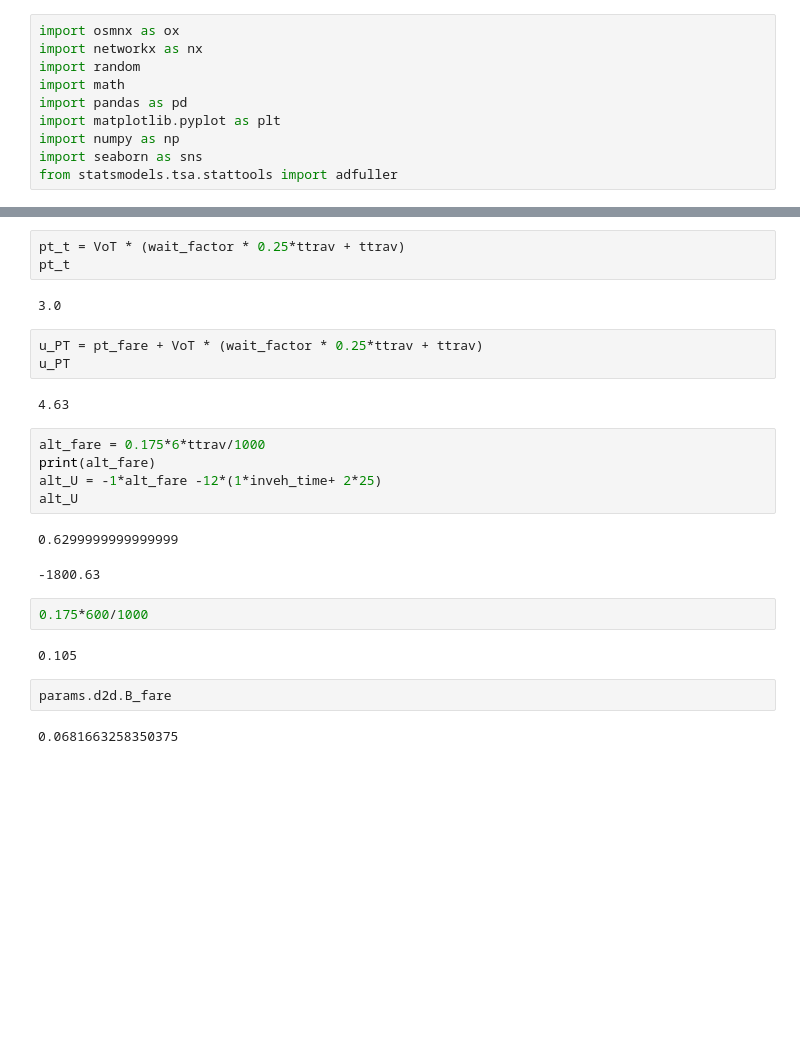
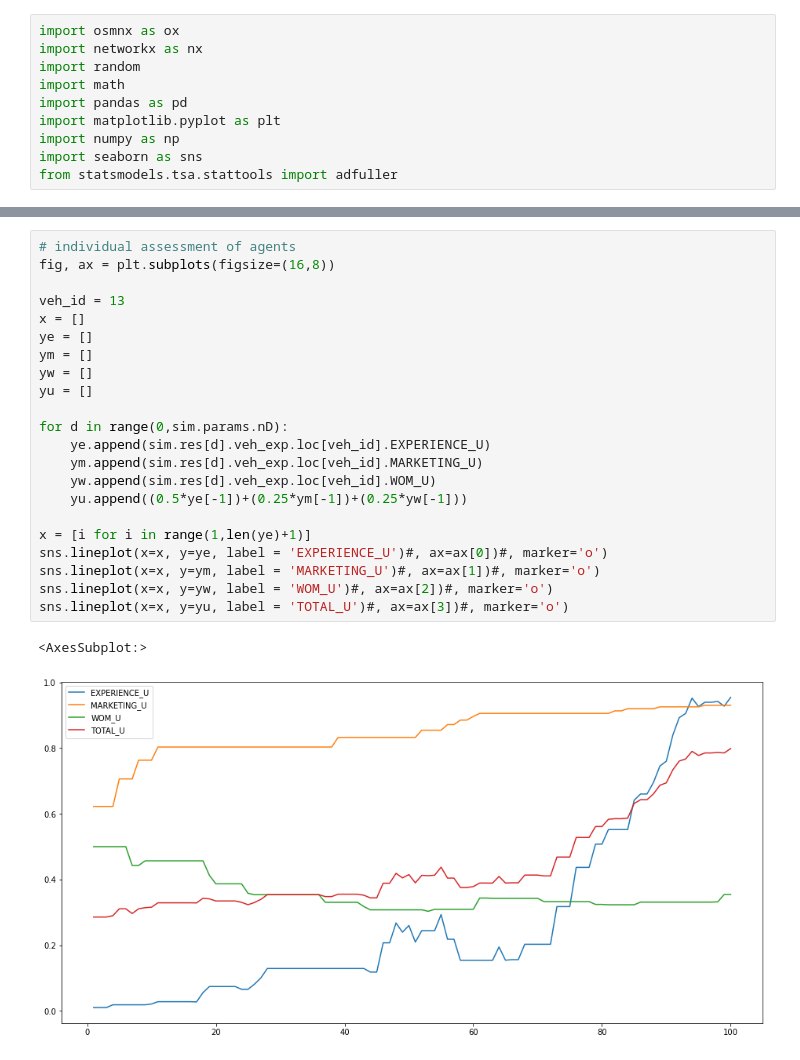
Before and after one commit to Farnoud-G/MaaSSim, a Jupyter notebook: docs/tutorials/S.ipynb, the cells around one changed output, grey strips where cells are left out. Drawn from its saved outputs; the diff is of its cells as text; blank space fills up the shorter version.

```diff
--- a/docs/tutorials/S.ipynb
+++ b/docs/tutorials/S.ipynb
@@ -211,26 +170,25 @@ VoT = 12/3600
-# %%
-pt_t = VoT * (wait_factor * 0.25*ttrav + ttrav)
-pt_t
-# %% [output]
-3.0
-# %%
-u_PT = pt_fare + VoT * (wait_factor * 0.25*ttrav + ttrav)
-u_PT
-# %% [output]
-4.63
-# %%
-alt_fare = 0.175*6*ttrav/1000
-print(alt_fare)
-alt_U = -1*alt_fare -12*(1*inveh_time+ 2*25)
-alt_U
-# %% [output]
-0.6299999999999999
--1800.63
-# %%
-0.175*600/1000
-# %% [output]
-0.105
-# %%
-params.d2d.B_fare
-# %% [output]
-0.0681663258350375
+# %%
+# individual assessment of agents
+fig, ax = plt.subplots(figsize=(16,8))
+
+veh_id = 13
+x = []
+ye = []
+ym = []
+yw = []
+yu = []
+
+for d in range(0,sim.params.nD):
+    ye.append(sim.res[d].veh_exp.loc[veh_id].EXPERIENCE_U)
+    ym.append(sim.res[d].veh_exp.loc[veh_id].MARKETING_U)
+    yw.append(sim.res[d].veh_exp.loc[veh_id].WOM_U)
+    yu.append((0.5*ye[-1])+(0.25*ym[-1])+(0.25*yw[-1]))
+
+x = [i for i in range(1,len(ye)+1)]
+sns.lineplot(x=x, y=ye, label = 'EXPERIENCE_U')#, ax=ax[0])#, marker='o')
+sns.lineplot(x=x, y=ym, label = 'MARKETING_U')#, ax=ax[1])#, marker='o')
+sns.lineplot(x=x, y=yw, label = 'WOM_U')#, ax=ax[2])#, marker='o')
+sns.lineplot(x=x, y=yu, label = 'TOTAL_U')#, ax=ax[3])#, marker='o')
+# %% [output]
+<AxesSubplot:>
+[figure, added]
```
Also changed, not shown: parts of 13 cells of this notebook, 5 other files.
